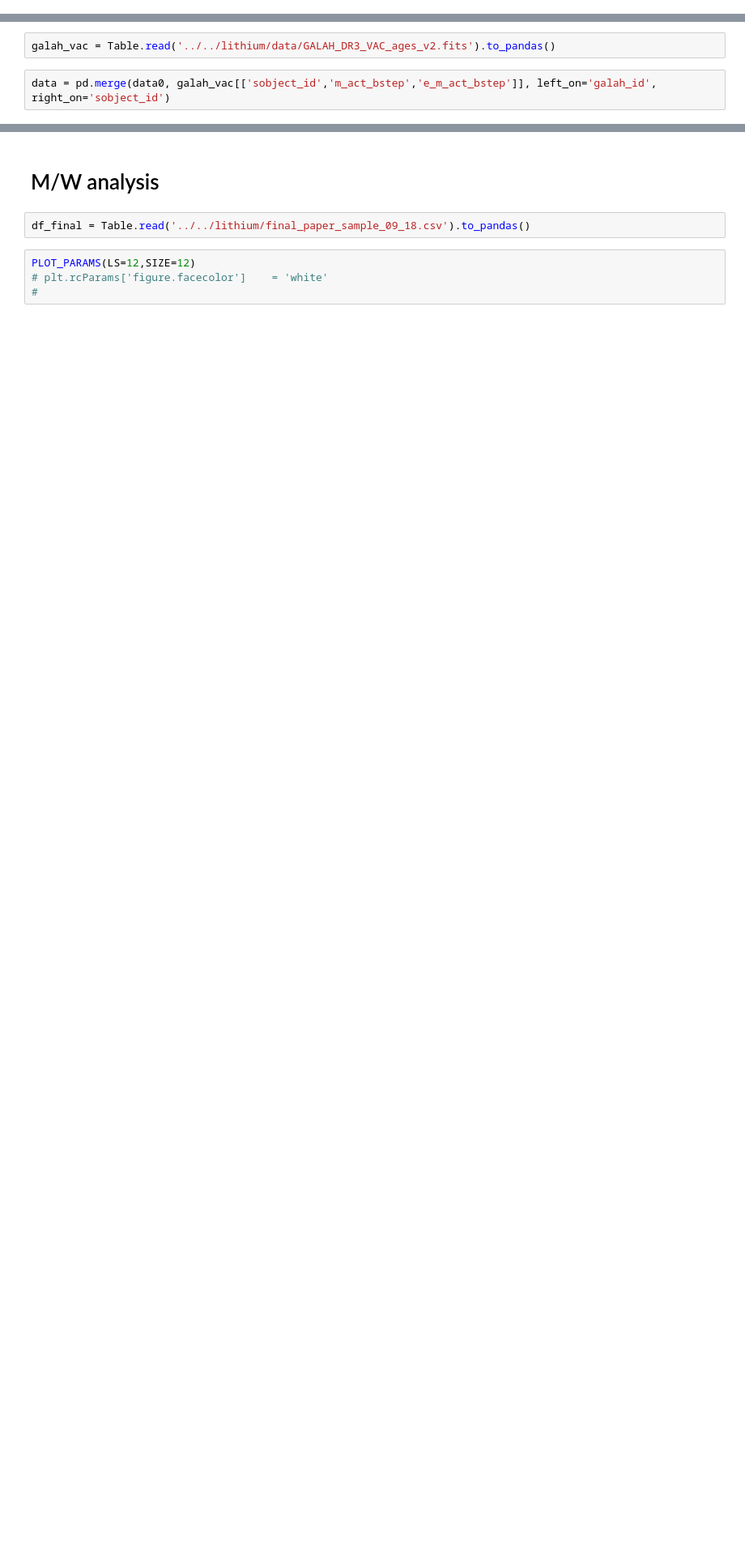
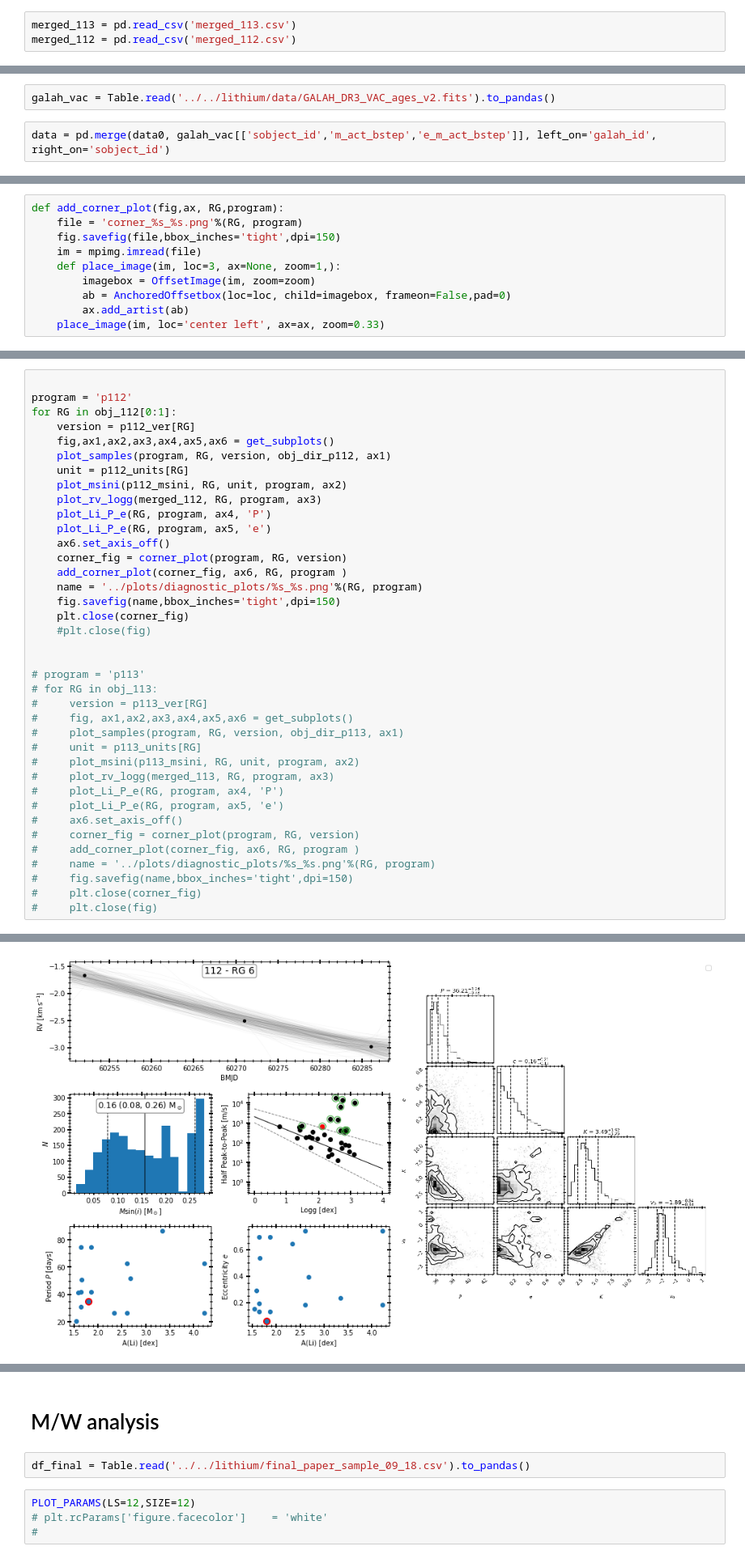
Before and after one commit to MaryumSayeed/ESPRESSO, a Jupyter notebook: scripts/mass_analysis.ipynb, the cells around one changed output, grey strips where cells are left out. Shown at 81% size. Cells and saved outputs as stored; diff of their text form; blank space fills up the shorter version.

```diff
--- a/scripts/mass_analysis.ipynb
+++ b/scripts/mass_analysis.ipynb
@@ -29,0 +111,3 @@ WARNING: UnitsWarning: 'log(cm.s**-2)' did not parse as fits unit: 'log' is not
+# %%
+merged_113 = pd.read_csv('merged_113.csv')
+merged_112 = pd.read_csv('merged_112.csv')
@@ -98,0 +471,10 @@ for i, row in data.iterrows():
+# %%
+def add_corner_plot(fig,ax, RG,program):
+    file = 'corner_%s_%s.png'%(RG, program)
+    fig.savefig(file,bbox_inches='tight',dpi=150)
+    im = mpimg.imread(file)
+    def place_image(im, loc=3, ax=None, zoom=1,):
+        imagebox = OffsetImage(im, zoom=zoom)
+        ab = AnchoredOffsetbox(loc=loc, child=imagebox, frameon=False,pad=0)
+        ax.add_artist(ab)
+    place_image(im, loc='center left', ax=ax, zoom=0.33)
@@ -98,0 +576,39 @@ for i, row in data.iterrows():
+# %%
+
+program = 'p112'
+for RG in obj_112[0:1]:
+    version = p112_ver[RG]
+    fig,ax1,ax2,ax3,ax4,ax5,ax6 = get_subplots()
+    plot_samples(program, RG, version, obj_dir_p112, ax1)
+    unit = p112_units[RG]
+    plot_msini(p112_msini, RG, unit, program, ax2)
+    plot_rv_logg(merged_112, RG, program, ax3)
+    plot_Li_P_e(RG, program, ax4, 'P')
+    plot_Li_P_e(RG, program, ax5, 'e')
+    ax6.set_axis_off()
+    corner_fig = corner_plot(program, RG, version)
+    add_corner_plot(corner_fig, ax6, RG, program )
+    name = '../plots/diagnostic_plots/%s_%s.png'%(RG, program)
+    fig.savefig(name,bbox_inches='tight',dpi=150)
+    plt.close(corner_fig)
+    #plt.close(fig)
+
+
+# program = 'p113'
+# for RG in obj_113:
+#     version = p113_ver[RG]
+#     fig, ax1,ax2,ax3,ax4,ax5,ax6 = get_subplots()
+#     plot_samples(program, RG, version, obj_dir_p113, ax1)
+#     unit = p113_units[RG]
+#     plot_msini(p113_msini, RG, unit, program, ax2)
+#     plot_rv_logg(merged_113, RG, program, ax3)
+#     plot_Li_P_e(RG, program, ax4, 'P')
+#     plot_Li_P_e(RG, program, ax5, 'e')
+#     ax6.set_axis_off()
+#     corner_fig = corner_plot(program, RG, version)
+#     add_corner_plot(corner_fig, ax6, RG, program )
+#     name = '../plots/diagnostic_plots/%s_%s.png'%(RG, program)
+#     fig.savefig(name,bbox_inches='tight',dpi=150)
+#     plt.close(corner_fig)
+#     plt.close(fig)
+# %% [output]
@@ -98,0 +616 @@ for i, row in data.iterrows():
+[figure, added]
```
Also changed, not shown: parts of 29 cells of this notebook.
